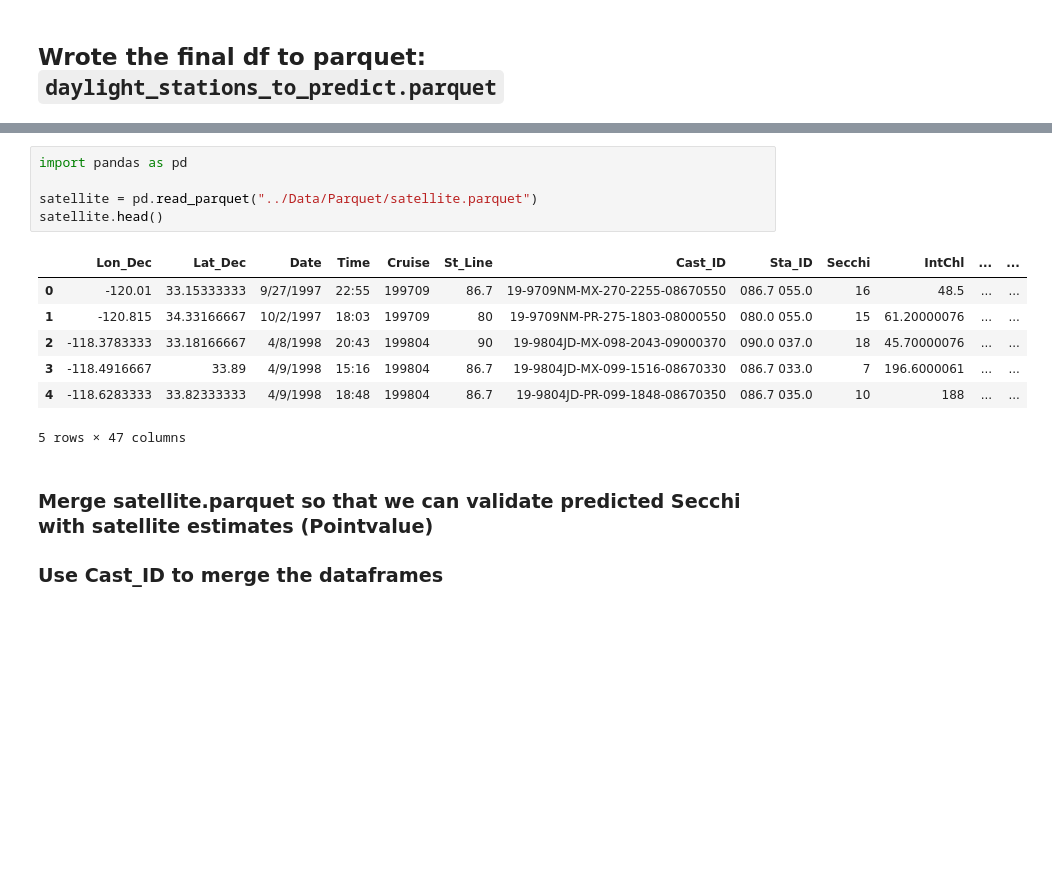
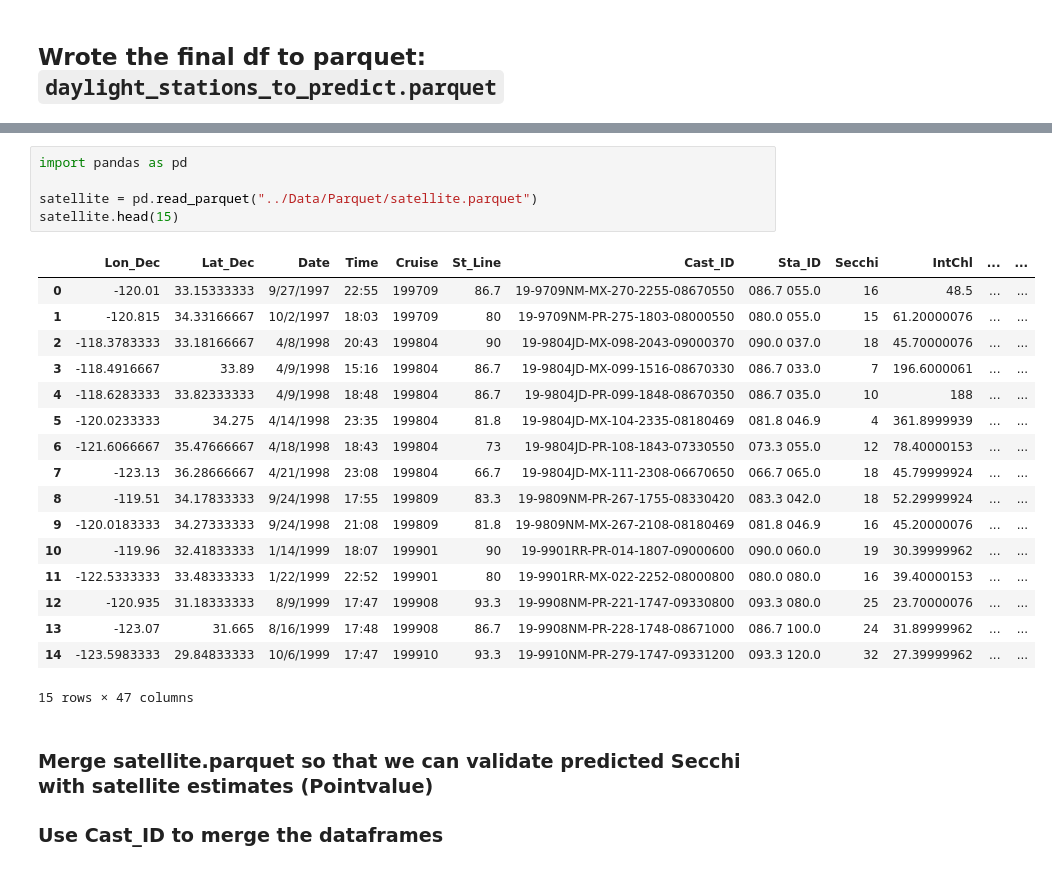
Before and after one commit to LucasC212/Scripps-Light-Attenuation-Capstone-Project, a Jupyter notebook: scripts/merge_for_daylight.ipynb, the cells around one changed output, grey strips where cells are left out. Drawn from its saved outputs; the diff is of its cells as text; blank space fills up the shorter version.

```diff
--- a/scripts/merge_for_daylight.ipynb
+++ b/scripts/merge_for_daylight.ipynb
@@ -709,16 +699,26 @@ print(daylight.head())
 # %%
 import pandas as pd
 
 satellite = pd.read_parquet("../Data/Parquet/satellite.parquet")
-satellite.head()
+satellite.head(15)
 # %% [output]
 |  | Lon_Dec | Lat_Dec | Date | Time | Cruise | St_Line | Cast_ID | Sta_ID | Secchi | IntChl | ... | ... |
 | 0 | -120.01 | 33.15333333 | 9/27/1997 | 22:55 | 199709 | 86.7 | 19-9709NM-MX-270-2255-08670550 | 086.7 055.0 | 16 | 48.5 | ... | ... |
 | 1 | -120.815 | 34.33166667 | 10/2/1997 | 18:03 | 199709 | 80 | 19-9709NM-PR-275-1803-08000550 | 080.0 055.0 | 15 | 61.20000076 | ... | ... |
 | 2 | -118.3783333 | 33.18166667 | 4/8/1998 | 20:43 | 199804 | 90 | 19-9804JD-MX-098-2043-09000370 | 090.0 037.0 | 18 | 45.70000076 | ... | ... |
 | 3 | -118.4916667 | 33.89 | 4/9/1998 | 15:16 | 199804 | 86.7 | 19-9804JD-MX-099-1516-08670330 | 086.7 033.0 | 7 | 196.6000061 | ... | ... |
 | 4 | -118.6283333 | 33.82333333 | 4/9/1998 | 18:48 | 199804 | 86.7 | 19-9804JD-PR-099-1848-08670350 | 086.7 035.0 | 10 | 188 | ... | ... |
+| 5 | -120.0233333 | 34.275 | 4/14/1998 | 23:35 | 199804 | 81.8 | 19-9804JD-MX-104-2335-08180469 | 081.8 046.9 | 4 | 361.8999939 | ... | ... |
+| 6 | -121.6066667 | 35.47666667 | 4/18/1998 | 18:43 | 199804 | 73 | 19-9804JD-PR-108-1843-07330550 | 073.3 055.0 | 12 | 78.40000153 | ... | ... |
+| 7 | -123.13 | 36.28666667 | 4/21/1998 | 23:08 | 199804 | 66.7 | 19-9804JD-MX-111-2308-06670650 | 066.7 065.0 | 18 | 45.79999924 | ... | ... |
+| 8 | -119.51 | 34.17833333 | 9/24/1998 | 17:55 | 199809 | 83.3 | 19-9809NM-PR-267-1755-08330420 | 083.3 042.0 | 18 | 52.29999924 | ... | ... |
+| 9 | -120.0183333 | 34.27333333 | 9/24/1998 | 21:08 | 199809 | 81.8 | 19-9809NM-MX-267-2108-08180469 | 081.8 046.9 | 16 | 45.20000076 | ... | ... |
+| 10 | -119.96 | 32.41833333 | 1/14/1999 | 18:07 | 199901 | 90 | 19-9901RR-PR-014-1807-09000600 | 090.0 060.0 | 19 | 30.39999962 | ... | ... |
+| 11 | -122.5333333 | 33.48333333 | 1/22/1999 | 22:52 | 199901 | 80 | 19-9901RR-MX-022-2252-08000800 | 080.0 080.0 | 16 | 39.40000153 | ... | ... |
+| 12 | -120.935 | 31.18333333 | 8/9/1999 | 17:47 | 199908 | 93.3 | 19-9908NM-PR-221-1747-09330800 | 093.3 080.0 | 25 | 23.70000076 | ... | ... |
+| 13 | -123.07 | 31.665 | 8/16/1999 | 17:48 | 199908 | 86.7 | 19-9908NM-PR-228-1748-08671000 | 086.7 100.0 | 24 | 31.89999962 | ... | ... |
+| 14 | -123.5983333 | 29.84833333 | 10/6/1999 | 17:47 | 199910 | 93.3 | 19-9910NM-PR-279-1747-09331200 | 093.3 120.0 | 32 | 27.39999962 | ... | ... |
-5 rows × 47 columns
+15 rows × 47 columns
 # %% [markdown]
 ### Merge satellite.parquet so that we can validate predicted Secchi with satellite estimates (Pointvalue)
 ### Use Cast_ID to merge the dataframes
```
Also changed, not shown: parts of 59 cells of this notebook, 4 other files.
